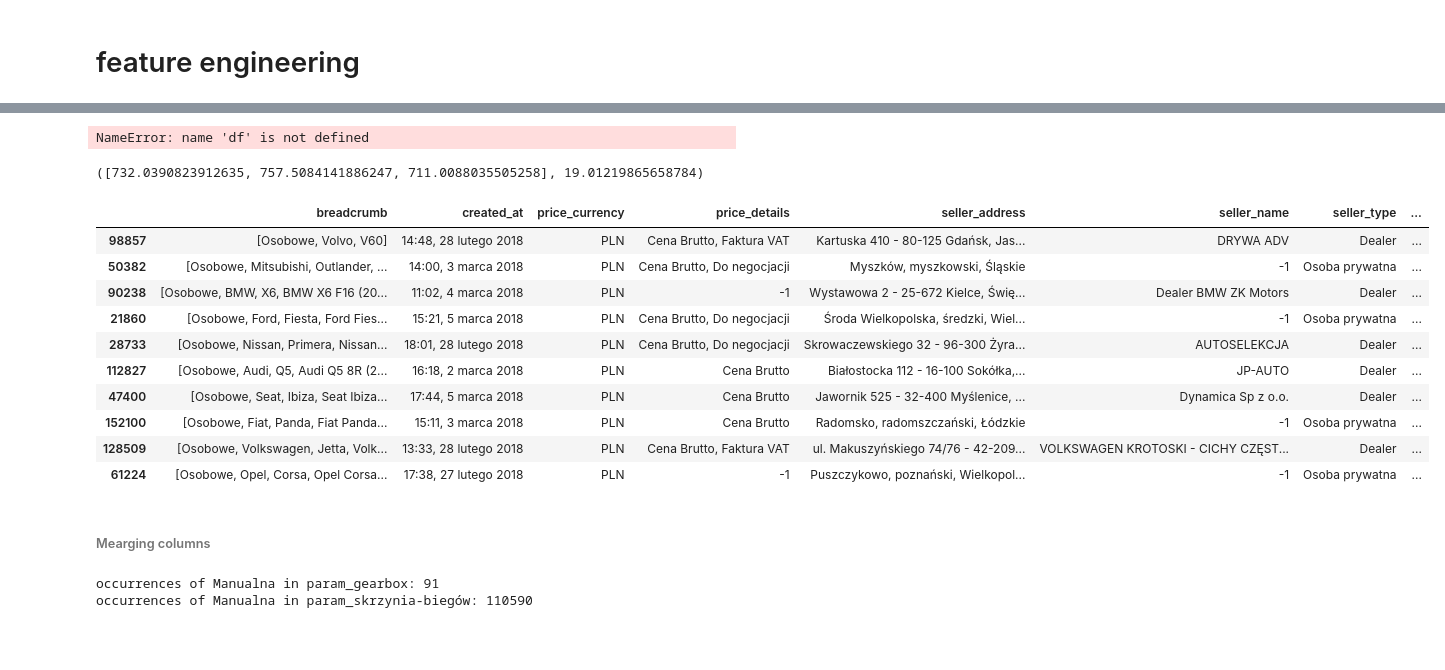
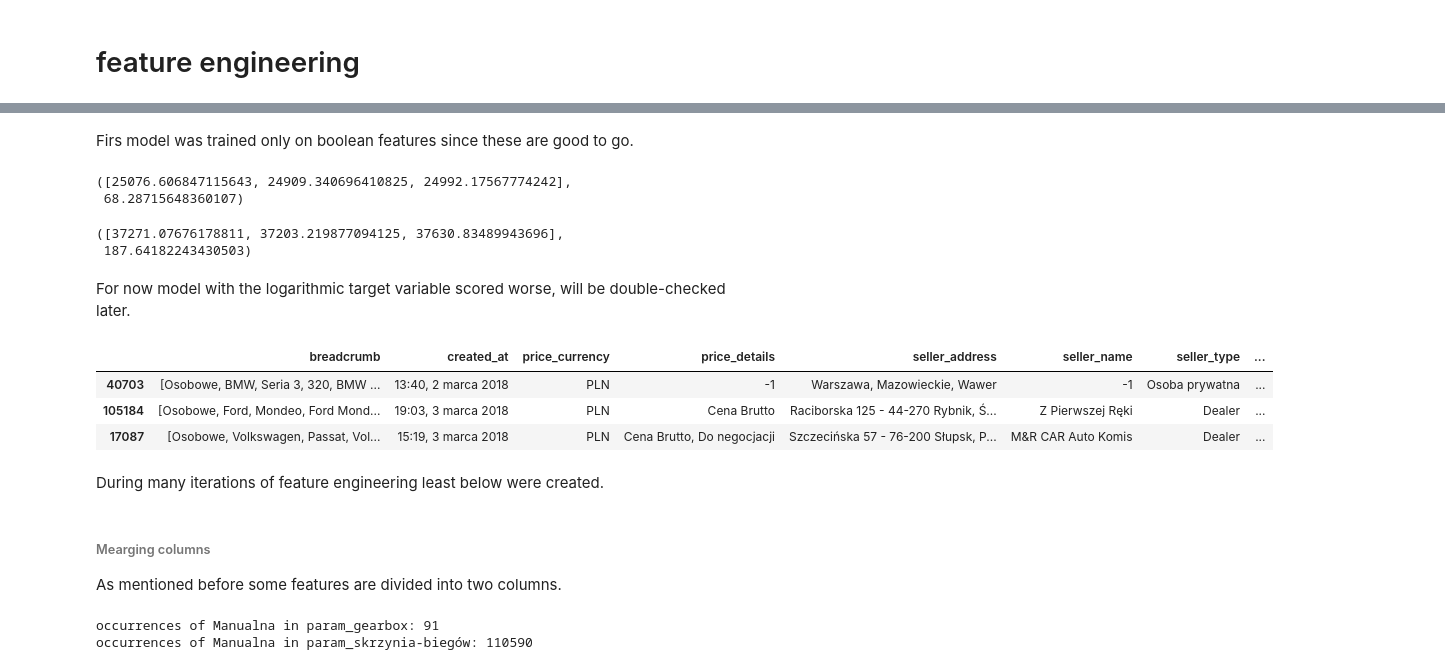
Before and after one commit to JakubStanczak/Car_price_predict, a Jupyter notebook: Car_price.ipynb, the cells around one changed output, grey strips where cells are left out. Saved outputs shown, nothing was run; the diff lists cells and outputs as text; code cells hidden in the pictures; blank space fills up the shorter version.

Commit message:
Error analysis and comments added

```diff
--- a/Car_price.ipynb
+++ b/Car_price.ipynb
@@ -181,27 +182,29 @@ feats = bool_feats
+# %% [markdown]
+Firs model was trained only on boolean features since these are good to go.
 # %%
-# original target variable
+bool_feats = df.select_dtypes([np.bool]).columns
+feats = bool_feats
+
 get_X_y_and_cros_val(model, feats, log=False)
 # %% [output]
-NameError: name 'df' is not defined
+([25076.606847115643, 24909.340696410825, 24992.17567774242],
+ 68.28715648360107)
-# %%
-#logarithmic target variable. Unfortunately score has worsen, will be double checked later.
-get_X_y_and_cros_val(model, feats, log=True)
-# %% [output]
-([732.0390823912635, 757.5084141886247, 711.0088035505258], 19.01219865658784)
+# %%
+get_X_y_and_cros_val(model, feats, log=True)
+# %% [output]
+([37271.07676178811, 37203.219877094125, 37630.83489943696],
+ 187.64182243430503)
+# %% [markdown]
+For now model with the logarithmic target variable scored worse, will be double-checked later.
 # %%
-df.select_dtypes([np.object]).sample(10)
+df.select_dtypes([np.object]).sample(3)
 # %% [output]
 |  | breadcrumb | created_at | price_currency | price_details | seller_address | seller_name | seller_type | ... |
-| 98857 | [Osobowe, Volvo, V60] | 14:48, 28 lutego 2018 | PLN | Cena Brutto, Faktura VAT | Kartuska 410 - 80-125 Gdańsk, Jas... | DRYWA ADV | Dealer | ... |
-| 50382 | [Osobowe, Mitsubishi, Outlander, ... | 14:00, 3 marca 2018 | PLN | Cena Brutto, Do negocjacji | Myszków, myszkowski, Śląskie | -1 | Osoba prywatna | ... |
-| 90238 | [Osobowe, BMW, X6, BMW X6 F16 (20... | 11:02, 4 marca 2018 | PLN | -1 | Wystawowa 2 - 25-672 Kielce, Świę... | Dealer BMW ZK Motors | Dealer | ... |
-| 21860 | [Osobowe, Ford, Fiesta, Ford Fies... | 15:21, 5 marca 2018 | PLN | Cena Brutto, Do negocjacji | Środa Wielkopolska, średzki, Wiel... | -1 | Osoba prywatna | ... |
-| 28733 | [Osobowe, Nissan, Primera, Nissan... | 18:01, 28 lutego 2018 | PLN | Cena Brutto, Do negocjacji | Skrowaczewskiego 32 - 96-300 Żyra... | AUTOSELEKCJA | Dealer | ... |
-| 112827 | [Osobowe, Audi, Q5, Audi Q5 8R (2... | 16:18, 2 marca 2018 | PLN | Cena Brutto | Białostocka 112 - 16-100 Sokółka,... | JP-AUTO | Dealer | ... |
-| 47400 | [Osobowe, Seat, Ibiza, Seat Ibiza... | 17:44, 5 marca 2018 | PLN | Cena Brutto | Jawornik 525 - 32-400 Myślenice, ... | Dynamica Sp z o.o. | Dealer | ... |
-| 152100 | [Osobowe, Fiat, Panda, Fiat Panda... | 15:11, 3 marca 2018 | PLN | Cena Brutto | Radomsko, radomszczański, Łódzkie | -1 | Osoba prywatna | ... |
-| 128509 | [Osobowe, Volkswagen, Jetta, Volk... | 13:33, 28 lutego 2018 | PLN | Cena Brutto, Faktura VAT | ul. Makuszyńskiego 74/76 - 42-209... | VOLKSWAGEN KROTOSKI - CICHY CZĘST... | Dealer | ... |
-| 61224 | [Osobowe, Opel, Corsa, Opel Corsa... | 17:38, 27 lutego 2018 | PLN | -1 | Puszczykowo, poznański, Wielkopol... | -1 | Osoba prywatna | ... |
+| 40703 | [Osobowe, BMW, Seria 3, 320, BMW ... | 13:40, 2 marca 2018 | PLN | -1 | Warszawa, Mazowieckie, Wawer | -1 | Osoba prywatna | ... |
+| 105184 | [Osobowe, Ford, Mondeo, Ford Mond... | 19:03, 3 marca 2018 | PLN | Cena Brutto | Raciborska 125 - 44-270 Rybnik, Ś... | Z Pierwszej Ręki | Dealer | ... |
+| 17087 | [Osobowe, Volkswagen, Passat, Vol... | 15:19, 3 marca 2018 | PLN | Cena Brutto, Do negocjacji | Szczecińska 57 - 76-200 Słupsk, P... | M&R CAR Auto Komis | Dealer | ... |
+# %% [markdown]
+During many iterations of feature engineering least below were created.
 # %%
 # features worth merging (chosen after feature importance check)
 doubles = {'param_liczba-drzwi': 'param_door-count',
@@ -224,6 +229,7 @@ date_feats = ['param_rok-produkcji', 'created_at', 'param_pierwsza-rejestracja',
 
 # blacklist features will not be used
 black_list = ['breadcrumb', 'created_at', 'price_details', 'price_currency', 'price_value', 'price_value_PLN', 'price_value_PLN_log']
-# %% [markdown]
-###### Mearging columns
+# %% [markdown]
+###### Mearging columns
+As mentioned before some features are divided into two columns.
 # %%
```
Also changed, not shown: parts of 110 cells of this notebook.
